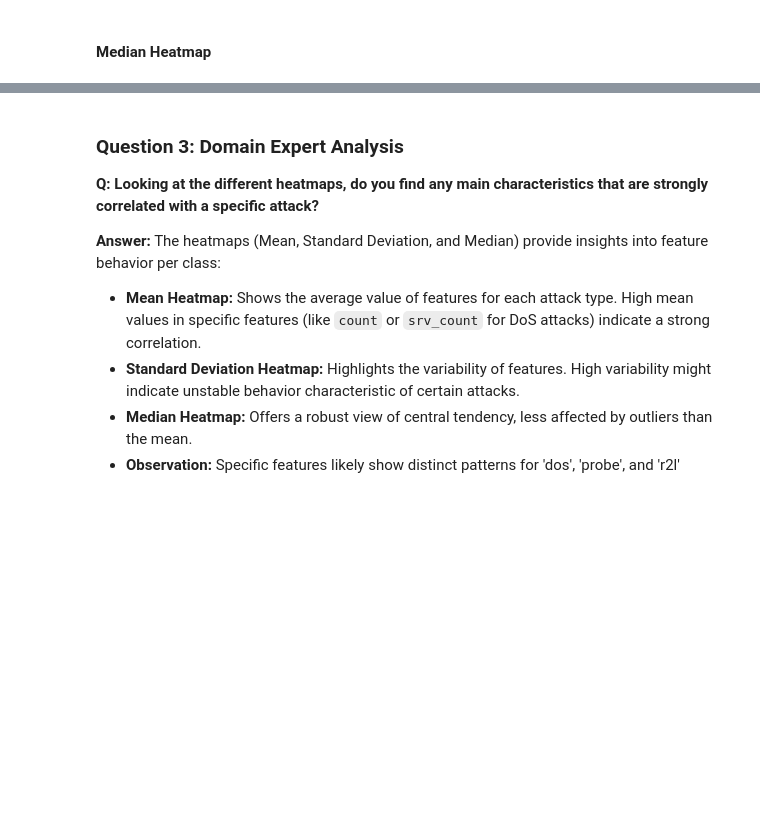
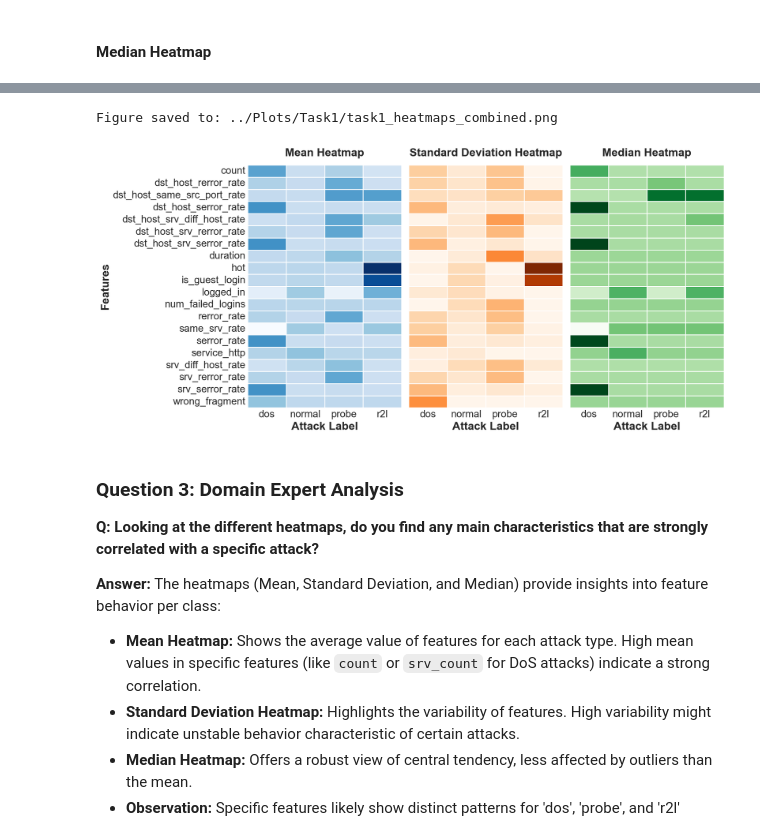
Before and after one commit to RenatoMignone/unsupervised-network-intrusion-detection, a Jupyter notebook: lab/notebooks/Task1.ipynb, the cells around one changed output, grey strips where cells are left out. Cells and saved outputs as stored; diff of their text form; code cells hidden in the pictures; blank space fills up the shorter version.

```diff
--- a/lab/notebooks/Task1.ipynb
+++ b/lab/notebooks/Task1.ipynb
@@ -955,3 +1002,40 @@ plot_heatmap(label_feature_median, "Median Feature Values", "task1_heatmap_media
+# %%
+significant_columns = ['count', 'serror_rate', 'srv_serror_rate', 'dst_host_serror_rate', 'dst_host_srv_serror_rate', 'same_srv_rate',
+'srv_diff_host_rate', 'dst_host_same_src_port_rate', 'dst_host_srv_diff_host_rate', 'dst_host_rerror_rate', 'dst_host_srv_rerror_rate', 'num_failed_logins', 'logged_in', 'hot', 'duration',
+'wrong_fragment', 'is_guest_login', 'rerror_rate', 'srv_rerror_rate', 'service_http']
+significant_columns.sort()
+# Create figure with 3 subplots
+fig, axes = plt.subplots(1, 3, figsize=(15, 7), sharey=True)
+
+# Mean heatmap
+sns.heatmap(label_feature_means[significant_columns].T, cmap="Blues", annot=False, cbar=False,
+            xticklabels=label_encoder.classes_, linewidth=.5, ax=axes[0])
+axes[0].set_title("Mean Heatmap", fontsize=19, fontweight='bold', pad=15)
+axes[0].set_xlabel("Attack Label", fontsize=19, fontweight='bold')
+axes[0].set_ylabel("Features", fontsize=19, fontweight='bold')
+axes[0].set_xticklabels(axes[0].get_xmajorticklabels(), size=17)
+axes[0].set_yticklabels(axes[0].get_yticks(), size=17)
+
+# Standard Deviation heatmap
+sns.heatmap(label_feature_std[significant_columns].T, cmap="Oranges", annot=False, cbar=False,
+            xticklabels=label_encoder.classes_, linewidth=.5, ax=axes[1])
+axes[1].set_title("Standard Deviation Heatmap", fontsize=19, fontweight='bold', pad=15)
+axes[1].set_xlabel("Attack Label", fontsize=19, fontweight='bold')
+axes[1].set_xticklabels(axes[1].get_xmajorticklabels(), size=17)
+
+# Median heatmap
+sns.heatmap(label_feature_median[significant_columns].T, cmap="Greens", annot=False, cbar=False,
+            xticklabels=label_encoder.classes_,  linewidth=.5,ax=axes[2])
+axes[2].set_title("Median Heatmap", fontsize=19, fontweight='bold', pad=15)
+axes[2].set_xlabel("Attack Label", fontsize=19, fontweight='bold')
+axes[2].set_xticklabels(axes[2].get_xmajorticklabels(), size=17)
+
+plt.tight_layout()
+save_figure_for_report('task1_heatmaps_combined.png')
+plt.show()
+# %% [output]
+Figure saved to: ../Plots/Task1/task1_heatmaps_combined.png
+[figure, added]
 # %% [markdown]
 ### Question 3: Domain Expert Analysis
 **Q: Looking at the different heatmaps, do you find any main characteristics that are strongly correlated with a specific attack?**
```
Also changed, not shown: parts of 20 cells of this notebook, 17 other files.
